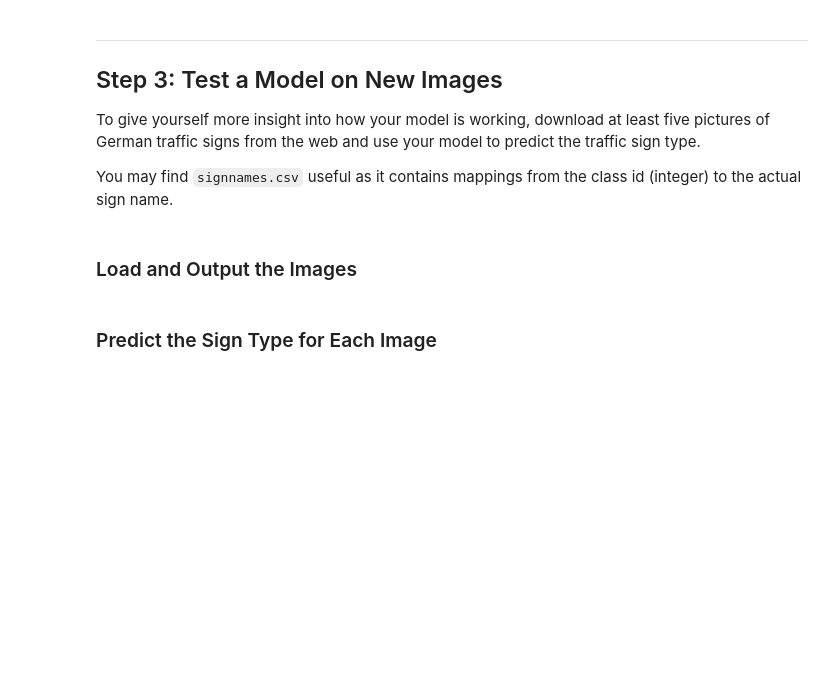
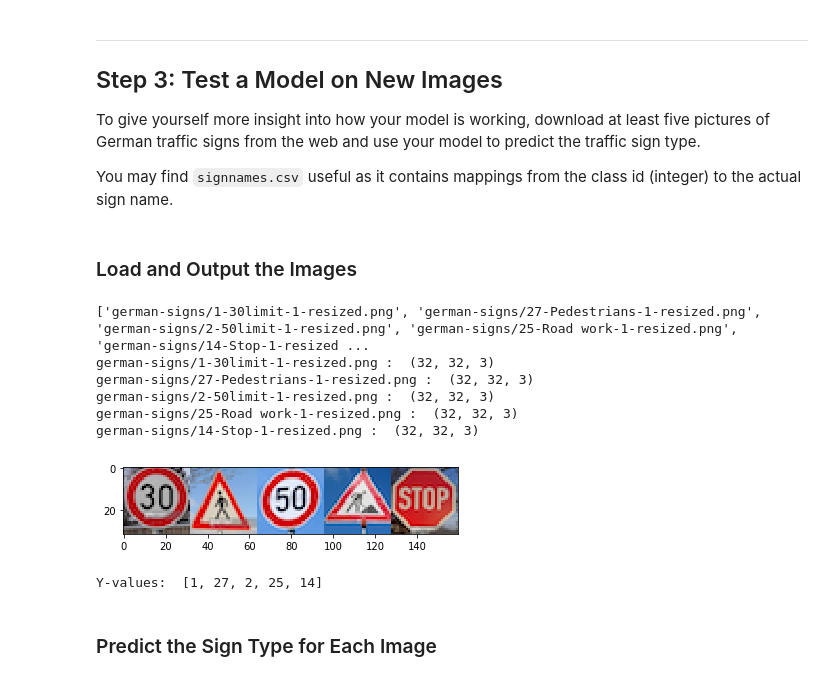
Before and after one commit to vijay-daniel/CarND-Traffic-Sign-Classifier-Project, a Jupyter notebook: Traffic_Sign_Classifier.ipynb, the cells around one changed output. Saved outputs shown, nothing was run; the diff lists cells and outputs as text; code cells hidden in the pictures; blank space fills up the shorter version.

Commit message:
Adding images from the web

```diff
--- a/Traffic_Sign_Classifier.ipynb
+++ b/Traffic_Sign_Classifier.ipynb
@@ -530,10 +532,10 @@ def evaluate(X_data, y_data, batch_size):
 # %%
 from sklearn.utils import shuffle
 
-EPOCHS = 10
+EPOCHS = 30
 BATCH_SIZE = 128
 
-rate = 0.00091 # Original 0.001
+rate = 0.000091 # Original 0.001
 
 x = tf.placeholder(tf.float32, (None,) + image_shape)
 y = tf.placeholder(tf.int32, (None))
@@ -589,5 +591,5 @@ with tf.Session() as sess:
         print()
 
     print("Saving the model...")
-    saver.save(sess, './lenet-new')
+    saver.save(sess, './lenet-new-next')
     print("Model saved")
@@ -636,3 +616,53 @@ You may find `signnames.csv` useful as it contains mappings from the class id (i
+# %%
+### Load the images and plot them here.
+### Feel free to use as many code cells as needed.
+import cv2
+import os
+from os import listdir
+from os.path import isfile, join
+import numpy as np
+
+import matplotlib.pyplot as plt
+%matplotlib inline
+
+def load_image(im_path):
+    # Taken from: http://stackoverflow.com/questions/28670461/read-an-image-with-opencv-and-display-it-with-tkinter
+    img = cv2.imread(f)
+    b,g,r = cv2.split(img)
+    img = cv2.merge((r,g,b))
+    return img
+
+web_files_dir = "german-signs"
+web_files = [join(web_files_dir, f) for f in listdir(web_files_dir) if isfile(join(web_files_dir, f)) and not f.startswith(".")]
+print(web_files)
+
+### Load the images and plot them here.
+### Feel free to use as many code cells as needed.
+
+X_web = []
+y_web = []
+for f in web_files:
+    img = load_image(f)
+    print(f, ": ", img.shape)
+    X_web.append(img)
+
+    _, file_name = os.path.split(f)
+    y_web.append(int(file_name.split("-")[0]))
+
+
+plt.imshow(np.hstack(X_web))
+plt.show()
+
+print("Y-values: ", y_web)
+# %% [output]
+['german-signs/1-30limit-1-resized.png', 'german-signs/27-Pedestrians-1-resized.png', 'german-signs/2-50limit-1-resized.png', 'german-signs/25-Road work-1-resized.png', 'german-signs/14-Stop-1-resized ...
+german-signs/1-30limit-1-resized.png :  (32, 32, 3)
+german-signs/27-Pedestrians-1-resized.png :  (32, 32, 3)
+german-signs/2-50limit-1-resized.png :  (32, 32, 3)
+german-signs/25-Road work-1-resized.png :  (32, 32, 3)
+german-signs/14-Stop-1-resized.png :  (32, 32, 3)
+[figure, added]
+Y-values:  [1, 27, 2, 25, 14]
 # %% [markdown]
 ### Predict the Sign Type for Each Image
 # %%
```
Also changed, not shown: parts of 6 cells of this notebook, 5 other files.
